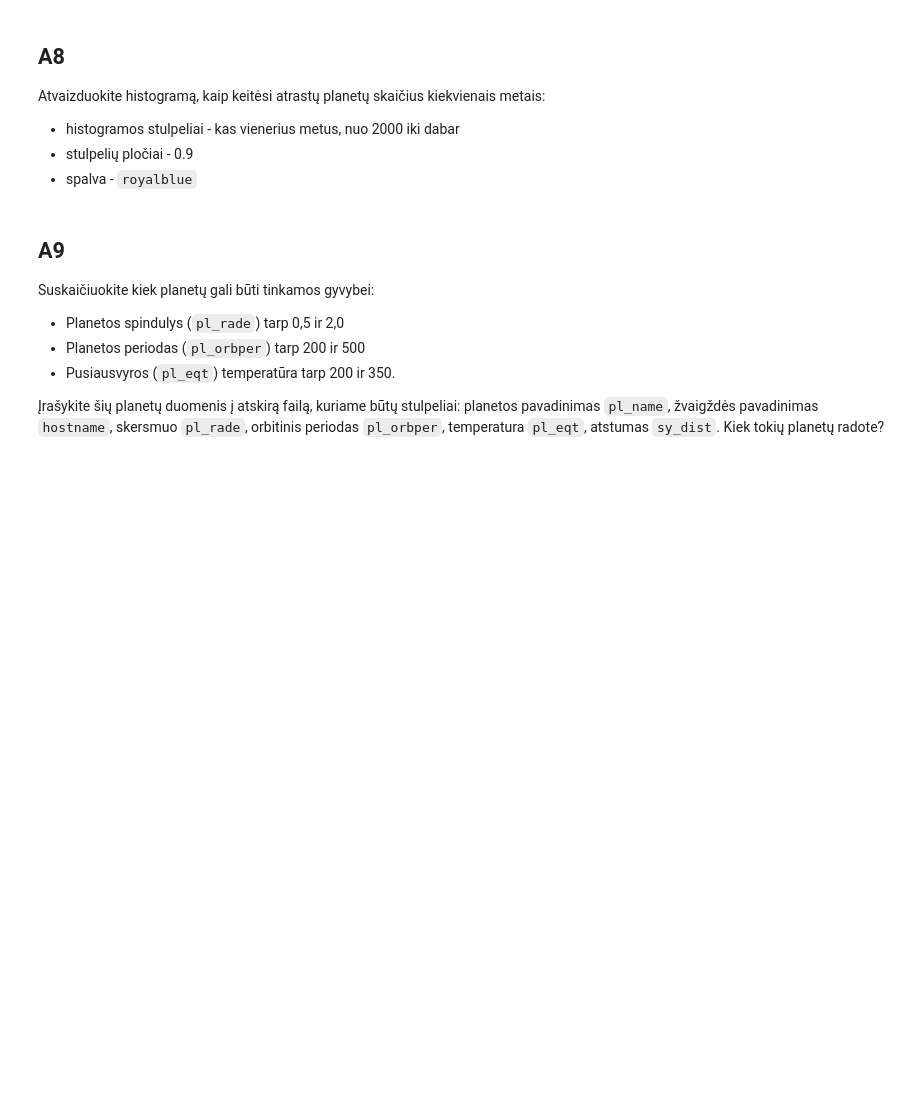
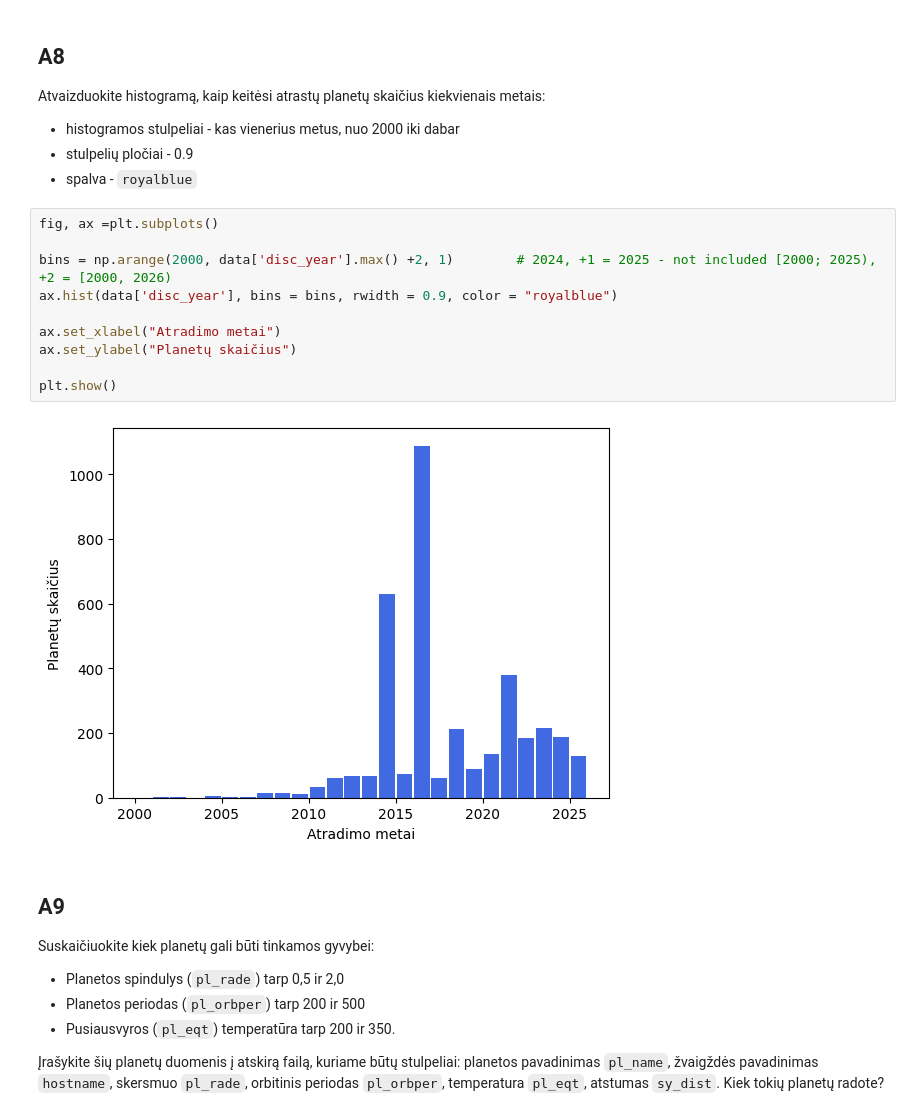
Before and after one commit to IevaRadaviciute/obsidian-translations, a Jupyter notebook: Python_Lab_14.ipynb, the cells around one changed output. Saved outputs shown, nothing was run; the diff lists cells and outputs as text; blank space fills up the shorter version.

```diff
--- a/Python_Lab_14.ipynb
+++ b/Python_Lab_14.ipynb
@@ -113,6 +210,18 @@ Atvaizduokite histogramą, kaip keitėsi atrastų planetų skaičius kiekvienais
 - histogramos stulpeliai - kas vienerius metus, nuo 2000 iki dabar
 - stulpelių pločiai - 0.9
 - spalva - `royalblue`
+# %%
+fig, ax =plt.subplots()
+
+bins = np.arange(2000, data['disc_year'].max() +2, 1)        # 2024, +1 = 2025 - not included [2000; 2025), +2 = [2000, 2026)
+ax.hist(data['disc_year'], bins = bins, rwidth = 0.9, color = "royalblue")
+
+ax.set_xlabel("Atradimo metai")
+ax.set_ylabel("Planetų skaičius")
+
+plt.show()
+# %% [output]
+[figure, added]
 # %% [markdown]
 ## A9
 
```
Also changed, not shown: parts of 8 cells of this notebook.
